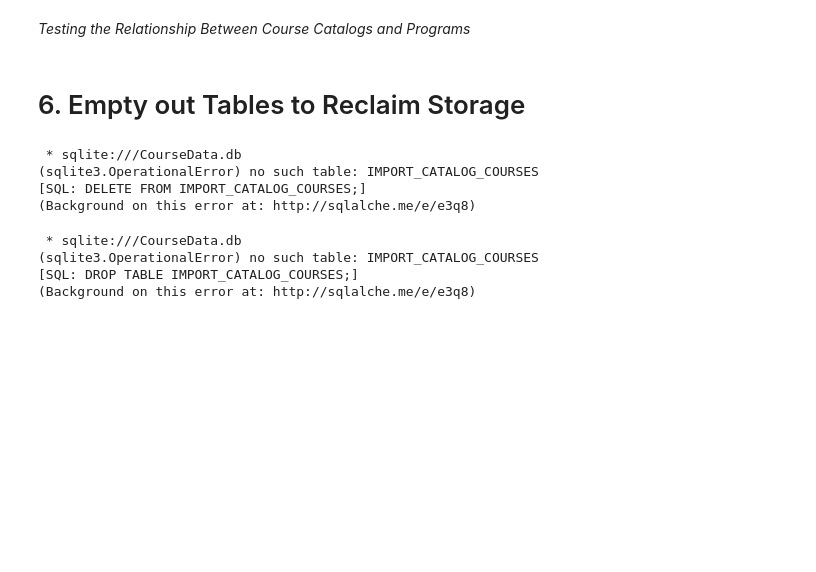
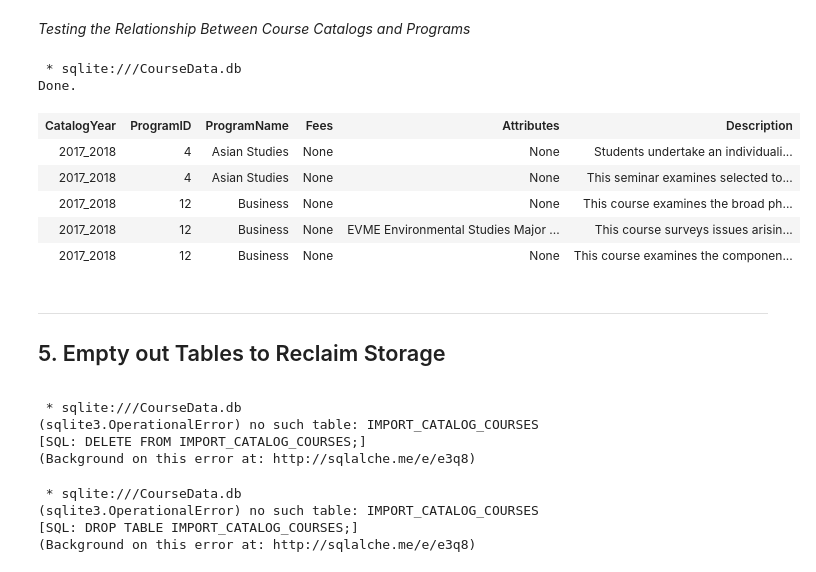
Before and after one commit to fairfield-ba510-spring2020/term-project-teamgamecancelled, a Jupyter notebook: CourseDataTests.ipynb, the cells around one changed output. Drawn from its saved outputs; the diff is of its cells as text; code cells hidden in the pictures; blank space fills up the shorter version.

```diff
--- a/CourseDataTests.ipynb
+++ b/CourseDataTests.ipynb
@@ -236,7 +248,25 @@ Done.
 # %% [markdown]
 _Testing the Relationship Between Course Catalogs and Programs_
+# %%
+%%sql
+-- A check of COURSE_CATALOGS --> PROGRAMS
+
+SELECT CatalogYear, PROGRAMS.ProgramID, ProgramName, Fees, Attributes, Description
+FROM COURSE_CATALOGS
+    JOIN PROGRAMS USING (ProgramID)
+    LIMIT 5;
+# %% [output]
+ * sqlite:///CourseData.db
+Done.
+| CatalogYear | ProgramID | ProgramName | Fees | Attributes | Description |
+| 2017_2018 | 4 | Asian Studies | None | None | Students undertake an individuali... |
+| 2017_2018 | 4 | Asian Studies | None | None | This seminar examines selected to... |
+| 2017_2018 | 12 | Business | None | None | This course examines the broad ph... |
+| 2017_2018 | 12 | Business | None | EVME Environmental Studies Major ... | This course surveys issues arisin... |
+| 2017_2018 | 12 | Business | None | None | This course examines the componen... |
 # %% [markdown]
-# 6. Empty out Tables to Reclaim Storage
+ ___
+<a id = "40"> <h2> 5. Empty out Tables to Reclaim Storage </h2> </a>
 # %%
 %%sql
 DELETE FROM IMPORT_CATALOG_COURSES;
```
Also changed, not shown: parts of 14 cells of this notebook, 6 other files.
